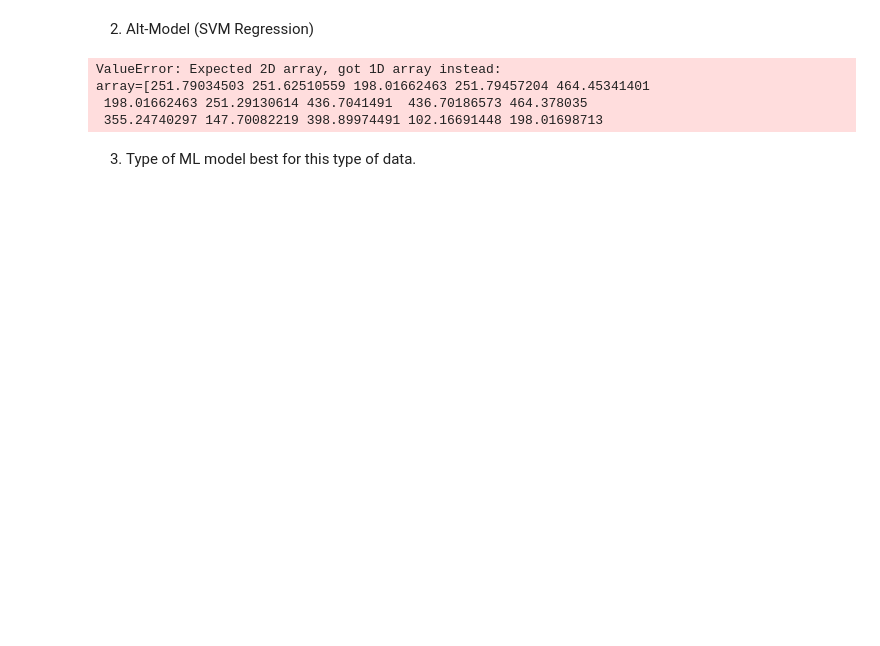
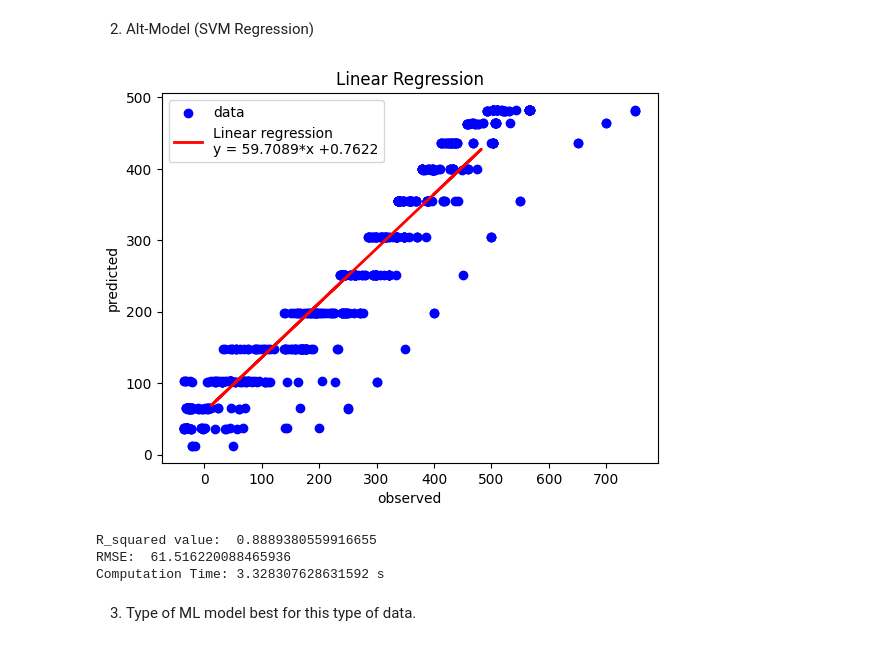
Before and after one commit to nrees1008/machine_learning, a Jupyter notebook: Project-2.ipynb, the cells around one changed output. Drawn from its saved outputs; the diff is of its cells as text; code cells hidden in the pictures; blank space fills up the shorter version.

```diff
--- a/Project-2.ipynb
+++ b/Project-2.ipynb
@@ -310,38 +311,38 @@ start = time.time() # Check start time
 regressor.fit(X_train, y_train)
 
 y_train_pred = regressor.predict(X_train)
 y_test_pred = regressor.predict(X_test)
 
 end = time.time()# Get end time
 totalt = end - start # Get elapsed time
 
 # Calculate accuracy and error metrics
 test_set_rsquared = regressor.score(X_test, y_test)
 test_set_rmse = np.sqrt(mean_squared_error(y_test, y_test_pred))
 
 # print the linear regression and display datapoints
 regressor = LinearRegression()
-regressor.fit(y_test, y_test_pred)
-y_fit = regressor.predict(y_test_pred)
+regressor.fit(y_test.reshape(-1,1), y_test_pred.reshape(-1,1))
+y_fit = regressor.predict(y_test_pred.reshape(-1,1))
 
 reg_intercept = round(regressor.intercept_[0],4)
 reg_coef = round(regressor.coef_.flatten()[0],4)
 reg_label = "y = " + str(reg_intercept) + "*x +" + str(reg_coef)
 
 plt.scatter(y_test, y_test_pred, color='blue', label= 'data')
 plt.plot(y_test_pred, y_fit, color='red', linewidth=2, label = 'Linear regression\n'+reg_label)
 plt.title('Linear Regression')
 plt.legend()
 plt.xlabel('observed')
 plt.ylabel('predicted')
 plt.show()
 print('R_squared value: ', test_set_rsquared)
 print('RMSE: ', test_set_rmse)
 print('Computation Time:',totalt,'s')
 # %% [output]
+[figure, added]
-ValueError: Expected 2D array, got 1D array instead:
-array=[251.79034503 251.62510559 198.01662463 251.79457204 464.45341401
- 198.01662463 251.29130614 436.7041491  436.70186573 464.378035
- 355.24740297 147.70082219 398.89974491 102.16691448 198.01698713
+R_squared value:  0.8889380559916655
+RMSE:  61.516220088465936
+Computation Time: 3.328307628631592 s
 # %% [markdown]
 3. Type of ML model best for this type of data.
```
Also changed, not shown: parts of 1 cell of this notebook.
